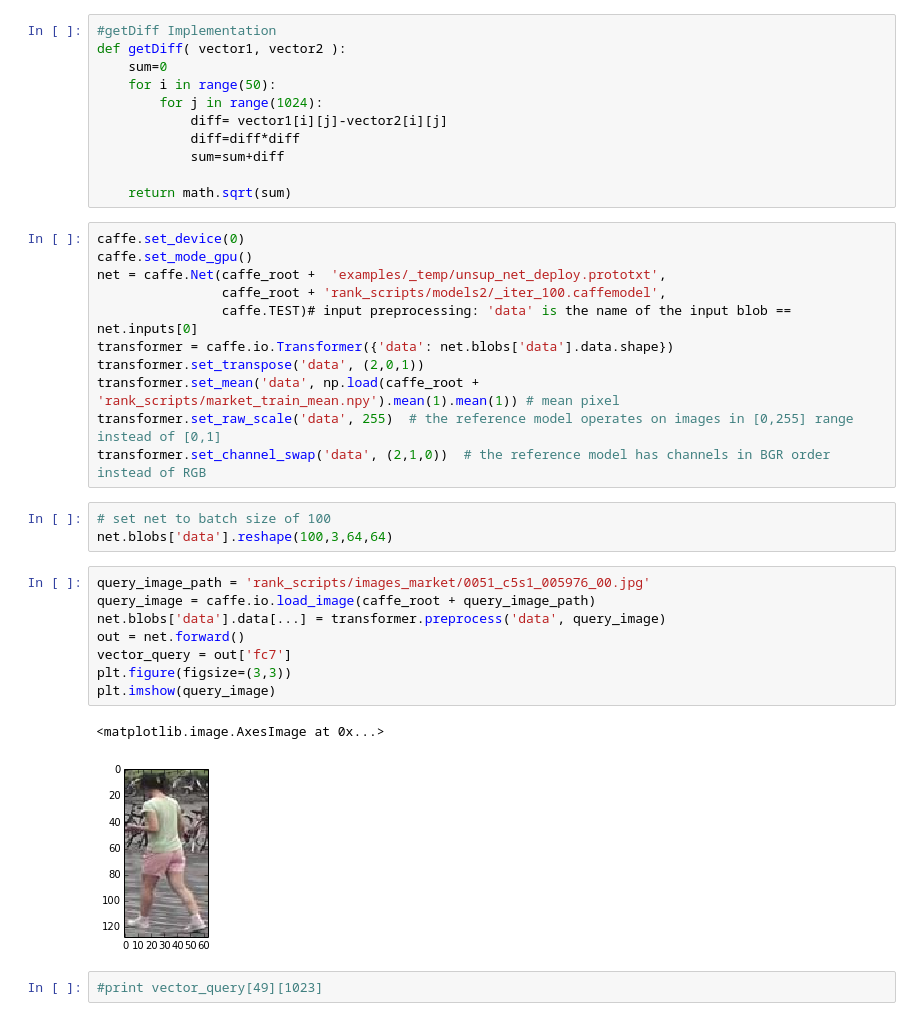
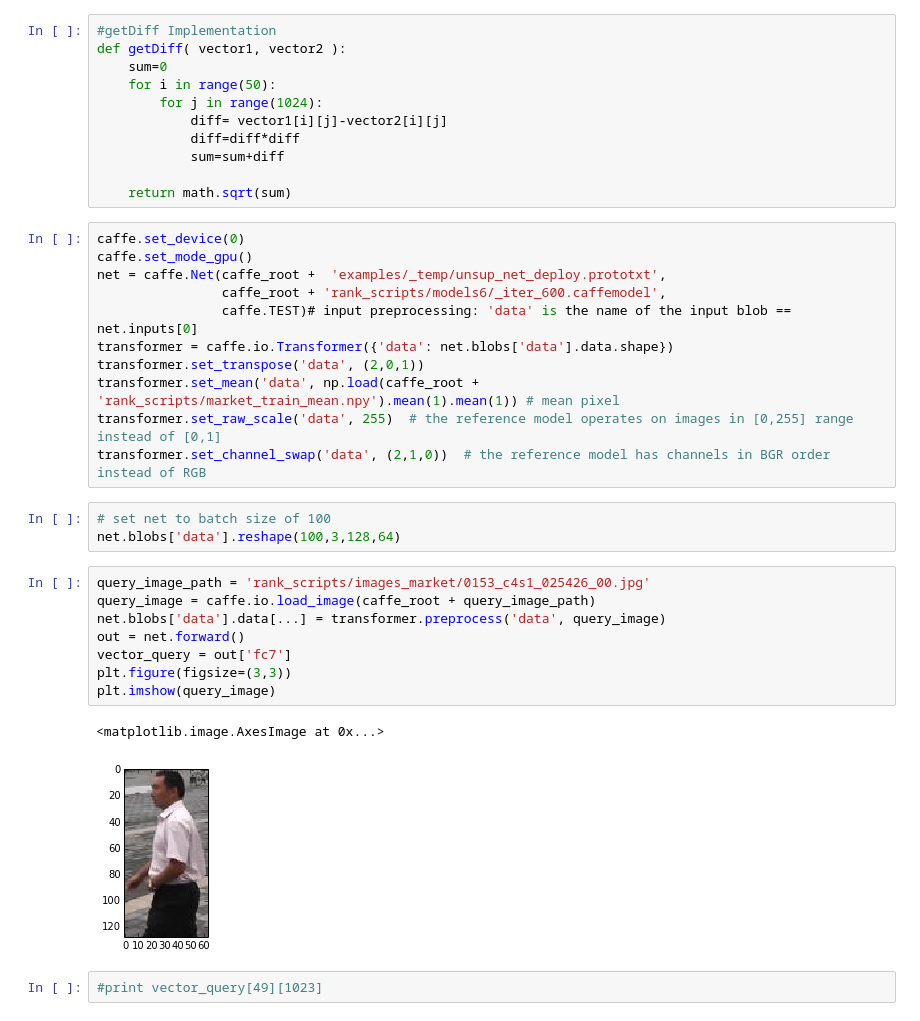
Before and after one commit to agjayant/caffe-Person-ReID, a Jupyter notebook: rank_scripts/PersonReID_Market_Ranking.ipynb, the cells around one changed output. Drawn from its saved outputs; the diff is of its cells as text.

```diff
--- a/rank_scripts/PersonReID_Market_Ranking.ipynb
+++ b/rank_scripts/PersonReID_Market_Ranking.ipynb
@@ -38,7 +38,7 @@ def getDiff( vector1, vector2 ):
 caffe.set_device(0)
 caffe.set_mode_gpu()
 net = caffe.Net(caffe_root +  'examples/_temp/unsup_net_deploy.prototxt',
-                caffe_root + 'rank_scripts/models2/_iter_100.caffemodel',
+                caffe_root + 'rank_scripts/models6/_iter_600.caffemodel',
                 caffe.TEST)# input preprocessing: 'data' is the name of the input blob == net.inputs[0]
 transformer = caffe.io.Transformer({'data': net.blobs['data'].data.shape})
 transformer.set_transpose('data', (2,0,1))
@@ -47,18 +47,18 @@ transformer.set_raw_scale('data', 255)  # the reference model operates on images
 transformer.set_channel_swap('data', (2,1,0))  # the reference model has channels in BGR order instead of RGB
 # %%
 # set net to batch size of 100
-net.blobs['data'].reshape(100,3,64,64)
+net.blobs['data'].reshape(100,3,128,64)
 # %%
-query_image_path = 'rank_scripts/images_market/0051_c5s1_005976_00.jpg'
+query_image_path = 'rank_scripts/images_market/0153_c4s1_025426_00.jpg'
 query_image = caffe.io.load_image(caffe_root + query_image_path)
 net.blobs['data'].data[...] = transformer.preprocess('data', query_image)
 out = net.forward()
 vector_query = out['fc7']
 plt.figure(figsize=(3,3))
 plt.imshow(query_image)
 # %% [output]
 <matplotlib.image.AxesImage at 0x...>
-[figure, old version]
+[figure, new version]
 # %%
 #print vector_query[49][1023]
 # %%
```
Also changed, not shown: parts of 2 cells of this notebook, 2 other files.
